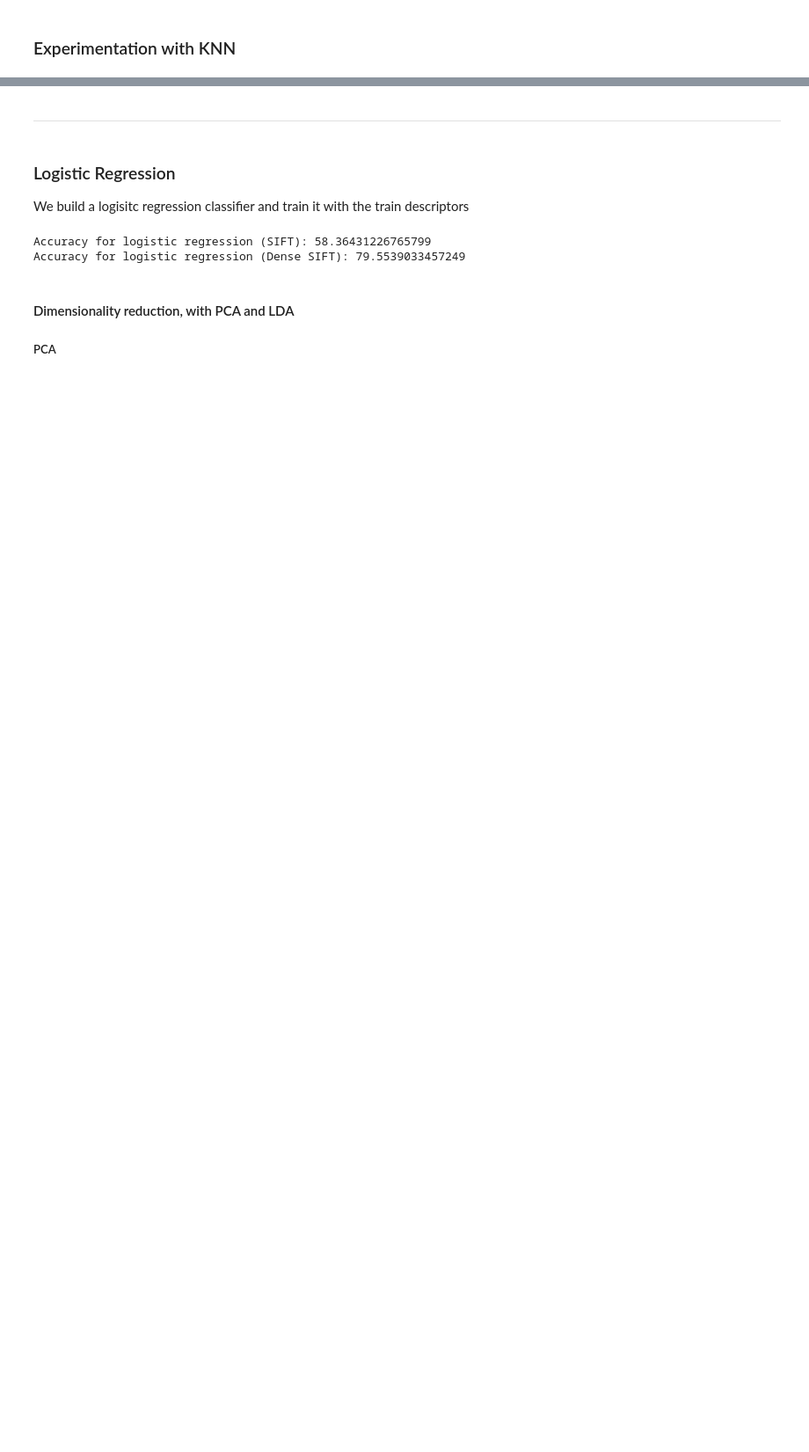
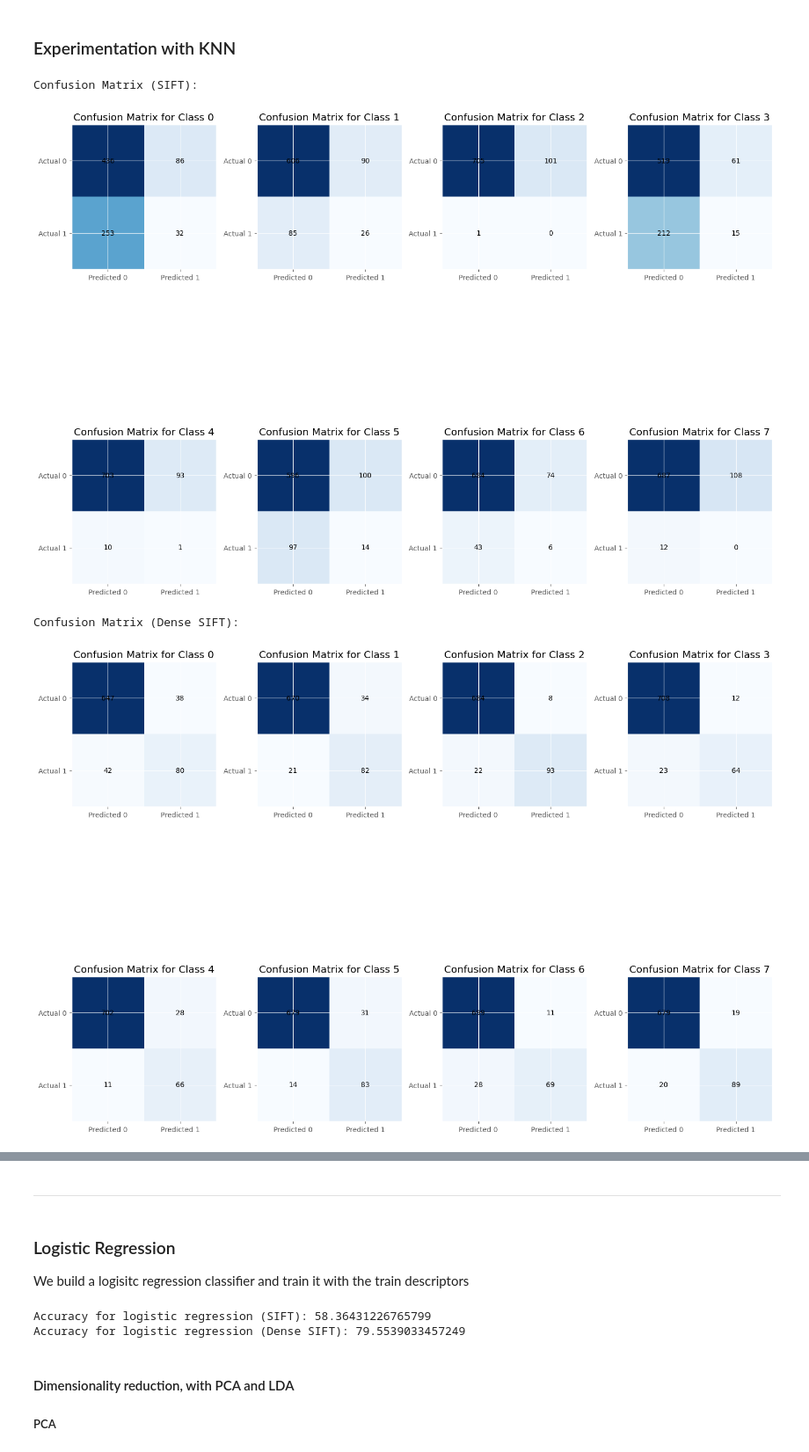
Before and after one commit to MCV-C3/project23-24-01, a Jupyter notebook: Task1/BagofVisualWords.ipynb, the cells around one changed output, grey strips where cells are left out. Shown at 88% size. Cells and saved outputs as stored; diff of their text form; code cells hidden in the pictures; blank space fills up the shorter version.

```diff
--- a/Task1/BagofVisualWords.ipynb
+++ b/Task1/BagofVisualWords.ipynb
@@ -646,0 +650,11 @@ Mean Accuracy: 75.71%
+# %%
+print("Confusion Matrix (SIFT):")
+utils.display_multilabel_confusion_matrix(visual_words_dense_test, test_labels, knn)
+
+print("Confusion Matrix (Dense SIFT):")
+utils.display_multilabel_confusion_matrix(visual_words_dense_test, test_labels, d_knn)
+# %% [output]
+Confusion Matrix (SIFT):
+[figure, added]
+Confusion Matrix (Dense SIFT):
+[figure, added]
```
Also changed, not shown: parts of 26 cells of this notebook, 1 other file.
